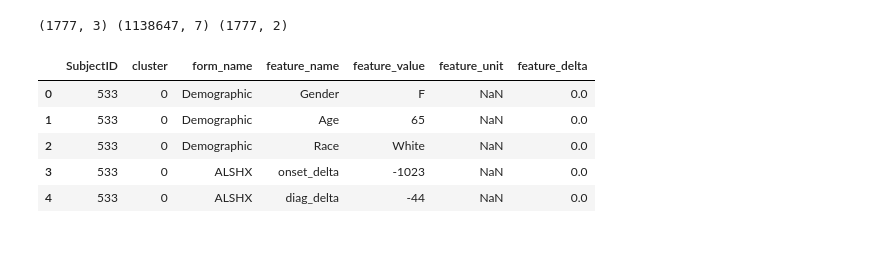
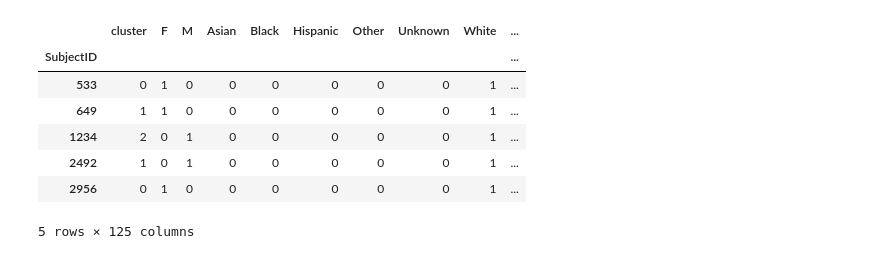
Before and after one commit to ihadanny/turbulence-z-team, a Jupyter notebook: ipython-notebooks/feature_selector_beta.ipynb, the cells around one changed output. Saved outputs shown, nothing was run; the diff lists cells and outputs as text; code cells hidden in the pictures.

```diff
--- a/ipython-notebooks/feature_selector_beta.ipynb
+++ b/ipython-notebooks/feature_selector_beta.ipynb
@@ -10,18 +10,21 @@ import vectorizer_beta
 from sklearn import linear_model
 # %%
-proact_data = pd.read_csv('../train_data.csv', sep = '|', index_col=False)
-slope = pd.read_csv('../train_slope.csv', sep = '|', index_col=False)
-clusters = pd.read_csv('../train_kmeans_clusters.csv', sep = '|', index_col=False)
-X = pd.merge(clusters, proact_data, on = "SubjectID")
-Y = pd.merge(clusters, slope, on = "SubjectID")
-print Y.shape, X.shape, clusters.shape
+#proact_data = pd.read_csv('../train_data.csv', sep = '|', index_col=False)
+vectorized_data = pd.read_csv('../train_data_vectorized.csv', sep='|', index_col=0)
+slope = pd.read_csv('../train_slope.csv', sep = '|', index_col=0)
+clusters = pd.read_csv('../train_kmeans_clusters.csv', sep = '|', index_col=0)
+feature_groups = pickle.load( open('../feature_groups.pickle', 'rb') )
+
+X = clusters.join(vectorized_data)
+Y = clusters.join(slope)
 X.head()
 # %% [output]
+|  | cluster | F | M | Asian | Black | Hispanic | Other | Unknown | White | ... |
+| SubjectID |  |  |  |  |  |  |  |  |  | ... |
+| 533 | 0 | 1 | 0 | 0 | 0 | 0 | 0 | 0 | 1 | ... |
+| 649 | 1 | 1 | 0 | 0 | 0 | 0 | 0 | 0 | 1 | ... |
+| 1234 | 2 | 0 | 1 | 0 | 0 | 0 | 0 | 0 | 1 | ... |
+| 2492 | 1 | 0 | 1 | 0 | 0 | 0 | 0 | 0 | 1 | ... |
+| 2956 | 0 | 1 | 0 | 0 | 0 | 0 | 0 | 0 | 1 | ... |
-(1777, 3) (1138647, 7) (1777, 2)
+5 rows × 125 columns
-|  | SubjectID | cluster | form_name | feature_name | feature_value | feature_unit | feature_delta |
-| 0 | 533 | 0 | Demographic | Gender | F | NaN | 0.0 |
-| 1 | 533 | 0 | Demographic | Age | 65 | NaN | 0.0 |
-| 2 | 533 | 0 | Demographic | Race | White | NaN | 0.0 |
-| 3 | 533 | 0 | ALSHX | onset_delta | -1023 | NaN | 0.0 |
-| 4 | 533 | 0 | ALSHX | diag_delta | -44 | NaN | 0.0 |
 # %%
```
Also changed, not shown: parts of 3 cells of this notebook, 18 other files.
